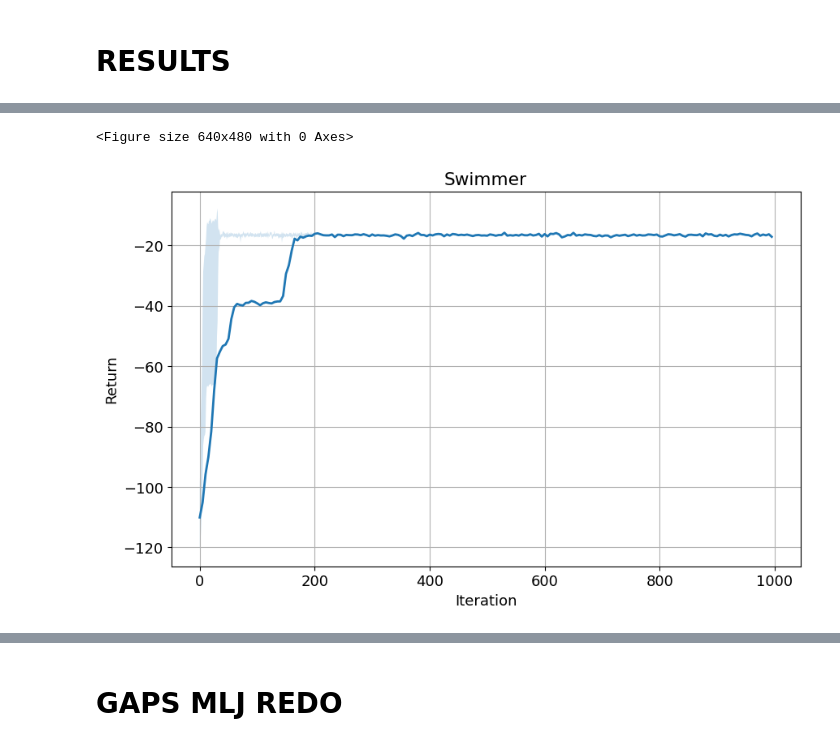
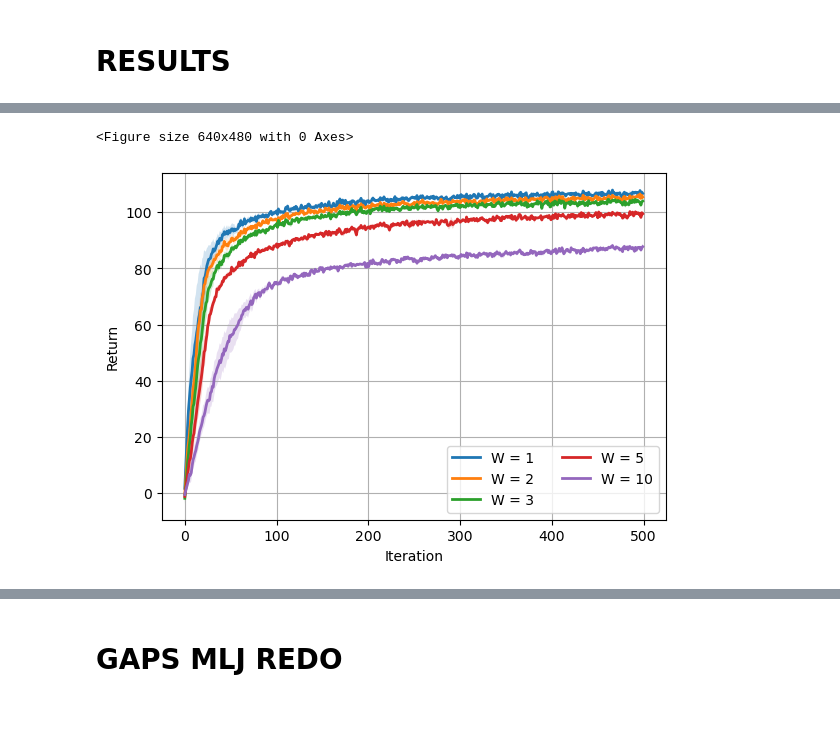
Before and after one commit to gianmtedeschi/learnRL, a Jupyter notebook: notebooks/plots_planning.ipynb, the cells around one changed output, grey strips where cells are left out. Drawn from its saved outputs; the diff is of its cells as text; code cells hidden in the pictures; blank space fills up the shorter version.

```diff
--- a/notebooks/plots_planning.ipynb
+++ b/notebooks/plots_planning.ipynb
@@ -65,9 +210,28 @@ lab = [
+# %%
+paths = [
+
+    "/Users/gianmarcotedeschi/Desktop/ok/Polimi/Ricerca/WMDP/resuslts_wmdp/paper-results/swimmer_paper/_01_29-08_53_CLOL_Planning_500_swimmer_700_1_0999_constant_0001_100_noclip__deep_gaussian_1700_std_1",
+    "/Users/gianmarcotedeschi/Desktop/ok/Polimi/Ricerca/WMDP/resuslts_wmdp/paper-results/swimmer_paper/_01_29-08_53_CLOL_Planning_500_swimmer_700_2_0999_constant_0001_100_noclip__deep_gaussian_1750_std_1",
+    "/Users/gianmarcotedeschi/Desktop/ok/Polimi/Ricerca/WMDP/resuslts_wmdp/paper-results/swimmer_paper/_01_29-08_53_CLOL_Planning_500_swimmer_700_3_0999_constant_0001_100_noclip__deep_gaussian_1800_std_1",
+    "/Users/gianmarcotedeschi/Desktop/ok/Polimi/Ricerca/WMDP/resuslts_wmdp/paper-results/swimmer_paper/_01_29-08_53_CLOL_Planning_500_swimmer_700_5_0999_constant_0001_100_noclip__deep_gaussian_1900_std_1",
+    "/Users/gianmarcotedeschi/Desktop/ok/Polimi/Ricerca/WMDP/resuslts_wmdp/paper-results/swimmer_paper/_01_29-08_53_CLOL_Planning_500_swimmer_700_10_0999_constant_0001_100_noclip__deep_gaussian_2150_std_1",
+
+]
+
+lab = [
+    "W = 1",
+    "W = 2",
+    "W = 3",
+    "W = 5",
+    "W = 10",
+]
 # %%
 # Lista per memorizzare le performance per ogni set
 all_performances = []
 
 for path in paths:
-    performances = load_trials(path, n_exp=10)
+    performances = load_trials(path, n_exp=8)
+    # print(f"Loaded {performances.size} performances from {path}")
     if performances.size > 0:
         all_performances.append(performances)
 # %%
@@ -89,8 +241,8 @@ print(all_performances)
 # %%
 # Plot dei grafici
 plt.clf()
-# plt.figure(figsize=(6.5, 4.5))
-plt.figure(figsize=(10, 6))
+plt.figure(figsize=(6.5, 4.5))
+# plt.figure(figsize=(10, 6))
 
 for i, performances in enumerate(all_performances):
     if performances.size > 0:
@@ -99,35 +251,36 @@ for i, performances in enumerate(all_performances):
         std_performance = np.std(performances, axis=0)
 
         # Plot della curva media
         plt.plot(mean_performance, linewidth=2, label=lab[i])
 
         # Plot dell'intervallo di confidenza
         lower = mean_performance-(std_performance)*1.96/np.sqrt(performances.shape[0])
         higher = mean_performance+(std_performance)*1.96/np.sqrt(performances.shape[0])
 
         plt.fill_between(
             range(len(mean_performance)),
             lower,
             higher,
             alpha=0.2
         )
 
         # print(np.mean(mean_performance))
         # print(np.mean(lower))
         # print(np.mean(higher))
 
 # Etichette e titolo
-plt.title("Swimmer")
+# plt.title("Dam")
 plt.xlabel("Iteration")
 plt.ylabel("Return")
 
-# plt.legend(loc="best")
+plt.legend(loc="lower right", ncol=2)
 plt.grid()
 # plt.ylim(bottom=-80)
-# plt.xlim(right=80)
+# plt.xlim(right=100)
 # Salva e mostra il grafico
-# plt.savefig("dam_1825_b10_g999.pdf", format='pdf')
+# plt.savefig("swimmer_persistence.pdf", format='pdf', bbox_inches='tight')
+tikz.save("swimmer_700_b100_g_0999.tex")
 plt.show()
 # %% [output]
 <Figure size 640x480 with 0 Axes>
-[figure, old version]
+[figure, new version]
```
Also changed, not shown: parts of 19 cells of this notebook, 13 other files.
